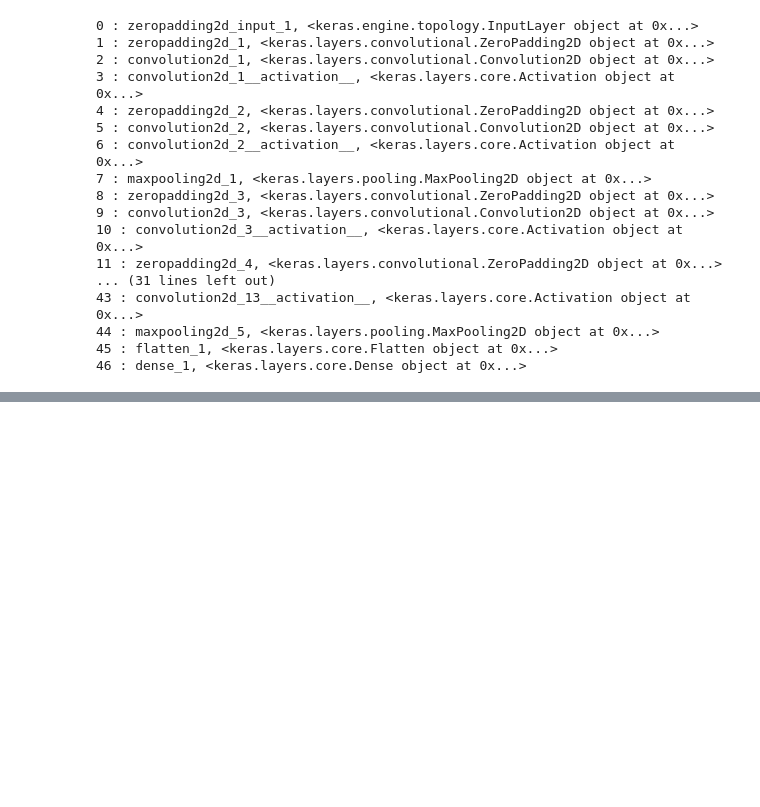
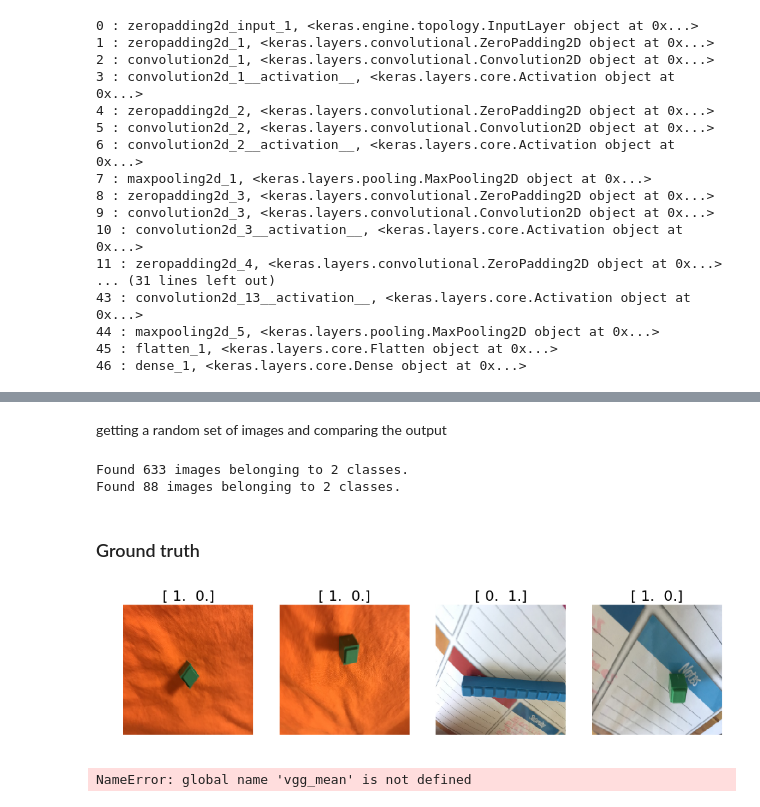
Before and after one commit to jeanfredericplante/blocks_classifier, a Jupyter notebook: notebooks/nbs/coreml_conversion.ipynb, the cells around one changed output, grey strips where cells are left out. Cells and saved outputs as stored; diff of their text form; code cells hidden in the pictures; blank space fills up the shorter version.

Commit message:
adds validation of the model

```diff
--- a/notebooks/nbs/coreml_conversion.ipynb
+++ b/notebooks/nbs/coreml_conversion.ipynb
@@ -97,0 +105,24 @@ coreml_model = coremltools.converters.keras.convert(model, input_names = 'image'
+# %% [markdown]
+getting a random set of images and comparing the output
+# %%
+from keras.models import load_model
+path = "/srv/"
+batch_size = 4
+# %%
+def get_batches(dirname, gen=image.ImageDataGenerator(), shuffle=True,
+                batch_size=batch_size, class_mode='categorical'):
+    return gen.flow_from_directory(path+dirname, target_size=(224,224),
+                class_mode=class_mode, shuffle=shuffle, batch_size=batch_size)
+# %%
+batches = get_batches('training', batch_size=batch_size)
+val_batches = get_batches('valid', batch_size=batch_size)
+imgs,labels = next(batches)
+# %% [output]
+Found 633 images belonging to 2 classes.
+Found 88 images belonging to 2 classes.
+# %% [markdown]
+### Ground truth
+# %%
+plots(imgs, titles=labels)
+# %% [output]
+[figure, added]
@@ -97,0 +142,5 @@ coreml_model = coremltools.converters.keras.convert(model, input_names = 'image'
+# %%
+vgg_mean = np.array([123.68, 116.779, 103.939]).reshape((3,1,1))
+ref_model = load_model(path +'mus_vgg_ft_1.h5')
+# %% [output]
+NameError: global name 'vgg_mean' is not defined
```
Also changed, not shown: parts of 8 cells of this notebook, 6 other files.
